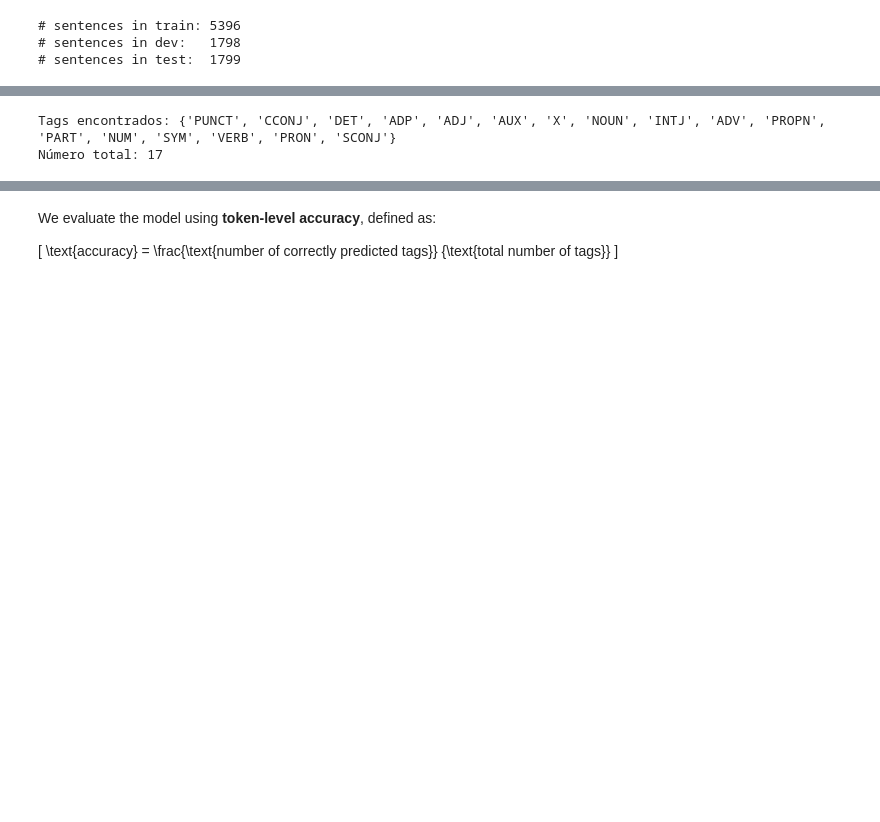
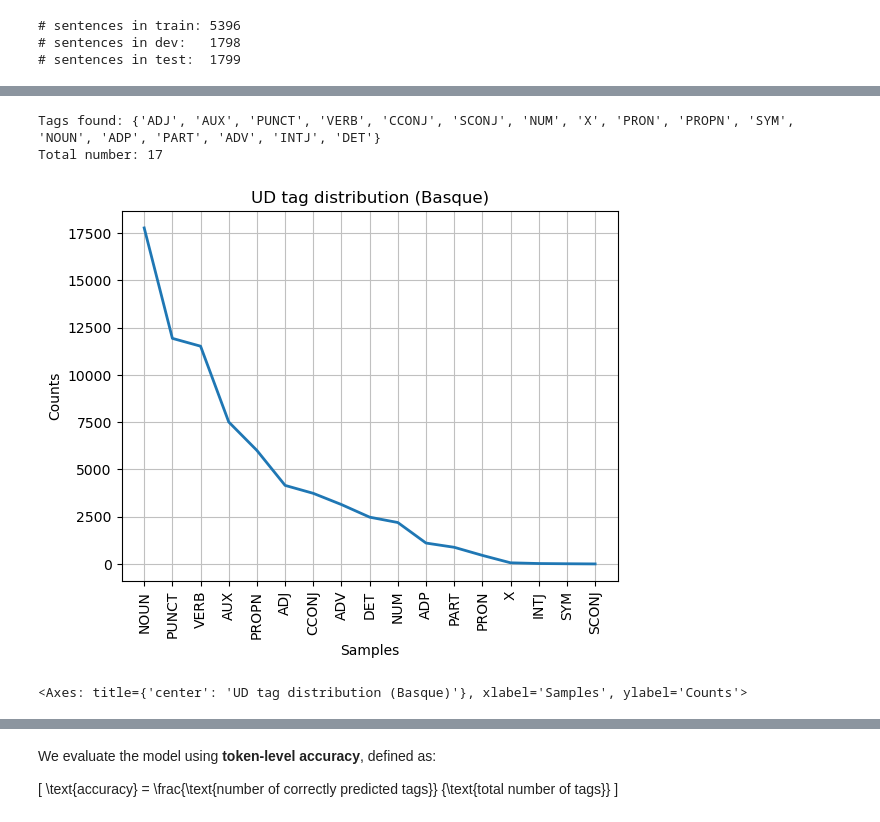
Before and after one commit to B-Alkain/Syntax_Project, a Jupyter notebook: POS_Tagger.ipynb, the cells around one changed output, grey strips where cells are left out. Saved outputs shown, nothing was run; the diff lists cells and outputs as text; code cells hidden in the pictures; blank space fills up the shorter version.

```diff
--- a/POS_Tagger.ipynb
+++ b/POS_Tagger.ipynb
@@ -82,8 +64,14 @@ Nº oraciones test: 1799
 # %%
-all_tags = [tag for sent in train for (_, tag) in sent]
+
+all_tags = [tag for sent in train_tags for tag in sent]
 tagset = set(all_tags)
-print("Tags encontrados:", tagset)
-print("Número total:", len(tagset))
+print("Tags found:", tagset)
+print("Total number:", len(tagset))
+
+freq = FreqDist(all_tags)
+freq.plot(30, title="UD tag distribution (Basque)")
 # %% [output]
-Tags encontrados: {'PUNCT', 'CCONJ', 'DET', 'ADP', 'ADJ', 'AUX', 'X', 'NOUN', 'INTJ', 'ADV', 'PROPN', 'PART', 'NUM', 'SYM', 'VERB', 'PRON', 'SCONJ'}
-Número total: 17
+Tags found: {'ADJ', 'AUX', 'PUNCT', 'VERB', 'CCONJ', 'SCONJ', 'NUM', 'X', 'PRON', 'PROPN', 'SYM', 'NOUN', 'ADP', 'PART', 'ADV', 'INTJ', 'DET'}
+Total number: 17
+[figure, added]
+<Axes: title={'center': 'UD tag distribution (Basque)'}, xlabel='Samples', ylabel='Counts'>
```
Also changed, not shown: parts of 28 cells of this notebook, 5 other files.
